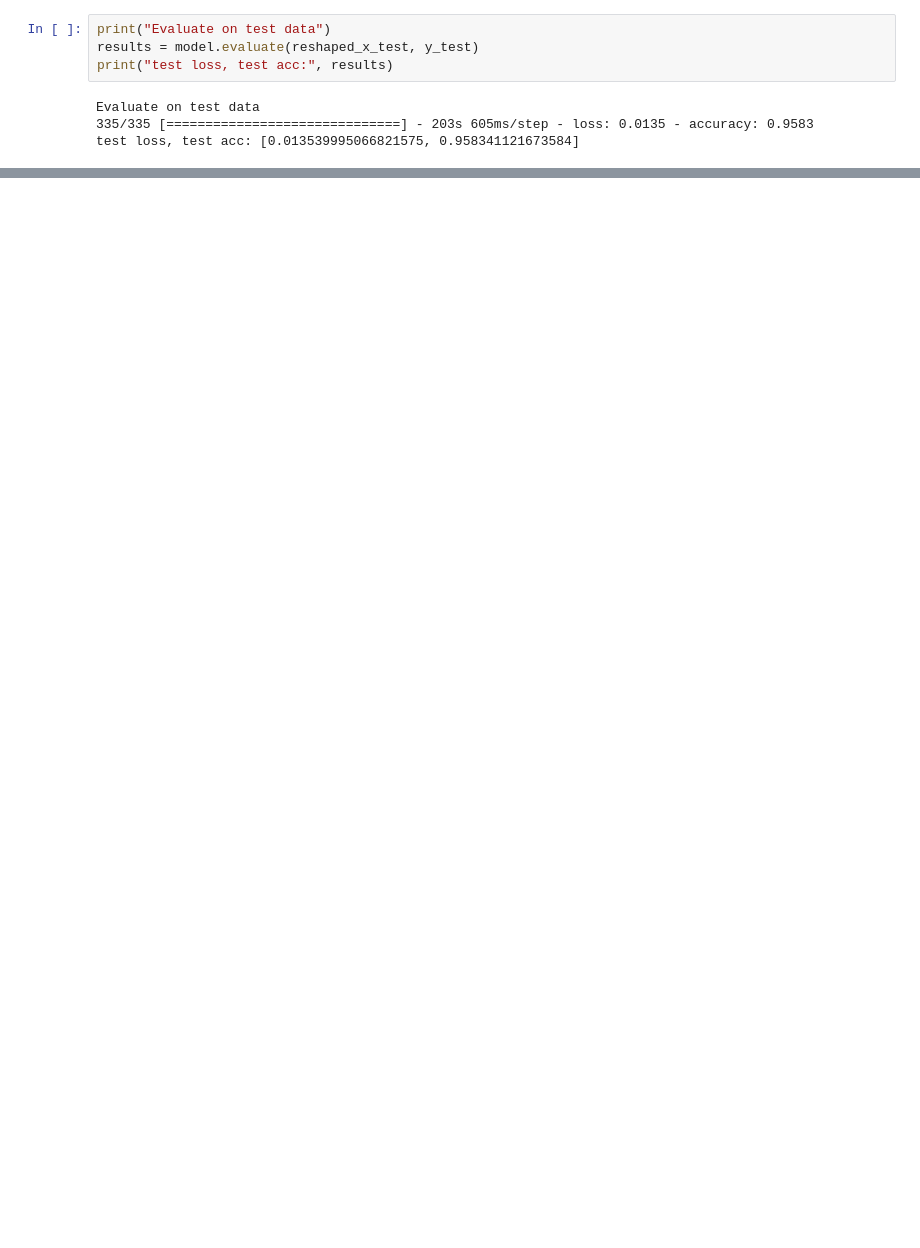
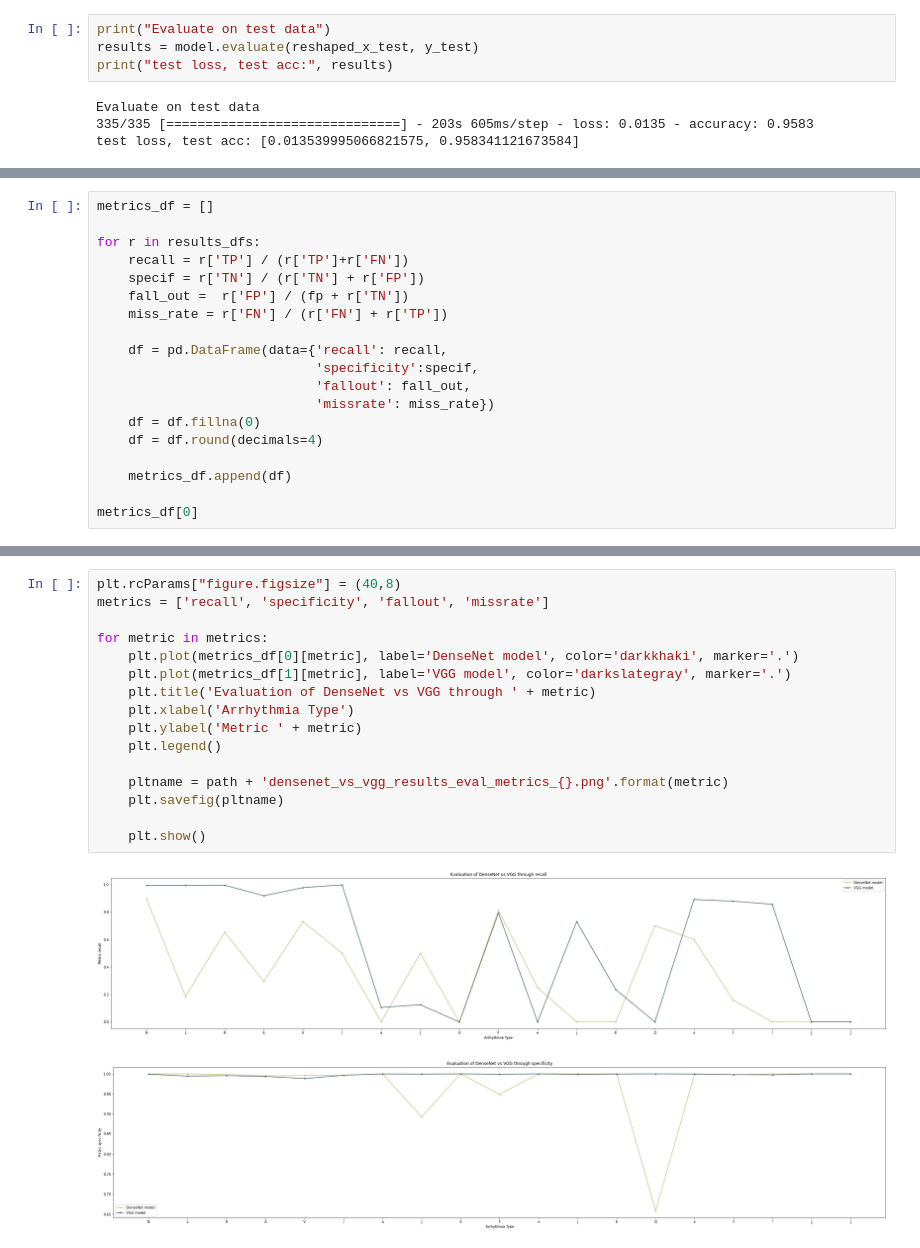
Before and after one commit to fdzcampos/ecg_ecm_classification, a Jupyter notebook: ECG_classification.ipynb, the cells around one changed output, grey strips where cells are left out. Saved outputs shown, nothing was run; the diff lists cells and outputs as text; blank space fills up the shorter version.

```diff
--- a/ECG_classification.ipynb
+++ b/ECG_classification.ipynb
@@ -1336,0 +1482,19 @@ test loss, test acc: [0.013539995066821575, 0.958341121673584]
+# %%
+metrics_df = []
+
+for r in results_dfs:
+    recall = r['TP'] / (r['TP']+r['FN'])
+    specif = r['TN'] / (r['TN'] + r['FP'])
+    fall_out =  r['FP'] / (fp + r['TN'])
+    miss_rate = r['FN'] / (r['FN'] + r['TP'])
+
+    df = pd.DataFrame(data={'recall': recall,
+                            'specificity':specif,
+                            'fallout': fall_out,
+                            'missrate': miss_rate})
+    df = df.fillna(0)
+    df = df.round(decimals=4)
+
+    metrics_df.append(df)
+
+metrics_df[0]
@@ -1336,0 +1519,19 @@ test loss, test acc: [0.013539995066821575, 0.958341121673584]
+# %%
+plt.rcParams["figure.figsize"] = (40,8)
+metrics = ['recall', 'specificity', 'fallout', 'missrate']
+
+for metric in metrics:
+    plt.plot(metrics_df[0][metric], label='DenseNet model', color='darkkhaki', marker='.')
+    plt.plot(metrics_df[1][metric], label='VGG model', color='darkslategray', marker='.')
+    plt.title('Evaluation of DenseNet vs VGG through ' + metric)
+    plt.xlabel('Arrhythmia Type')
+    plt.ylabel('Metric ' + metric)
+    plt.legend()
+
+    pltname = path + 'densenet_vs_vgg_results_eval_metrics_{}.png'.format(metric)
+    plt.savefig(pltname)
+
+    plt.show()
+# %% [output]
+[figure, added]
+[figure, added]
```
Also changed, not shown: parts of 25 cells of this notebook.
